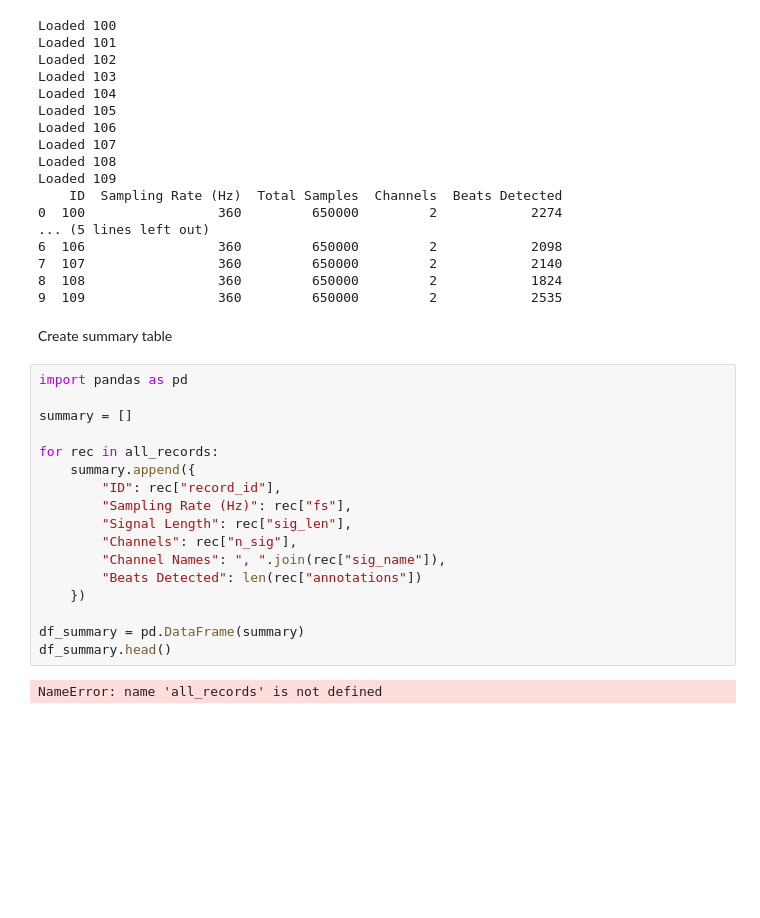
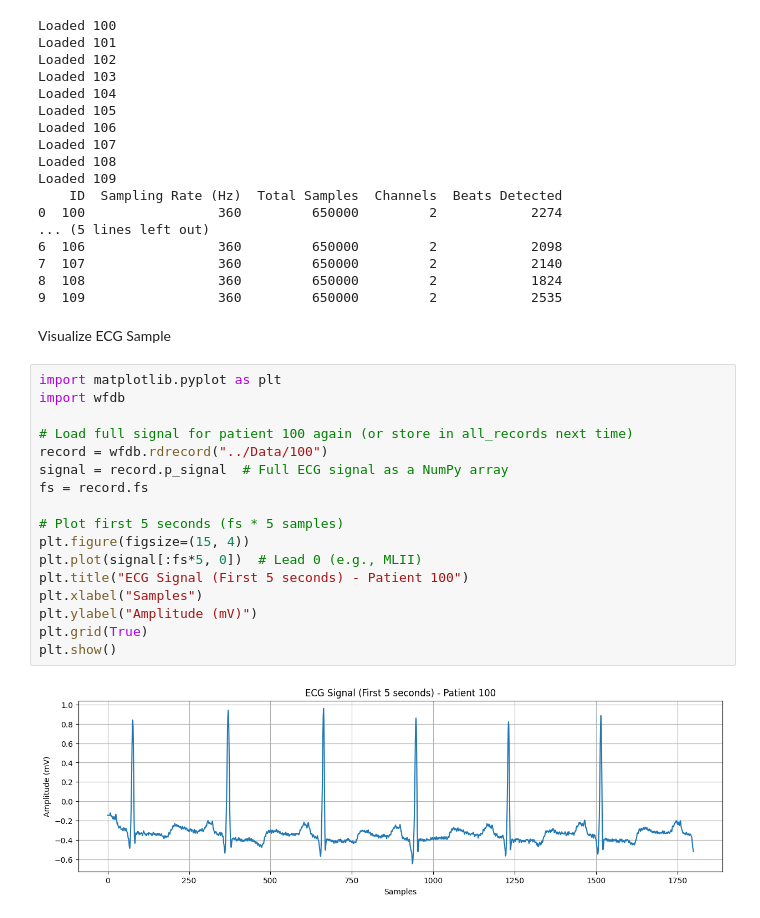
Before and after one commit to Surakshajain06/ECG-Classification-using-Autoencoder, a Jupyter notebook: Notebook/02. EDA.ipynb, the cells around one changed output. Drawn from its saved outputs; the diff is of its cells as text; blank space fills up the shorter version.

Commit message:
Imageupdate

```diff
--- a/Notebook/02. EDA.ipynb
+++ b/Notebook/02. EDA.ipynb
@@ -59,23 +59,23 @@ Loaded 109
 8  108                 360         650000         2            1824
 9  109                 360         650000         2            2535
 # %% [markdown]
-Create summary table
+Visualize ECG Sample
-# %%
-import pandas as pd
-
-summary = []
-
-for rec in all_records:
-    summary.append({
-        "ID": rec["record_id"],
-        "Sampling Rate (Hz)": rec["fs"],
-        "Signal Length": rec["sig_len"],
-        "Channels": rec["n_sig"],
-        "Channel Names": ", ".join(rec["sig_name"]),
-        "Beats Detected": len(rec["annotations"])
-    })
-
-df_summary = pd.DataFrame(summary)
-df_summary.head()
-# %% [output]
-NameError: name 'all_records' is not defined
+# %%
+import matplotlib.pyplot as plt
+import wfdb
+
+# Load full signal for patient 100 again (or store in all_records next time)
+record = wfdb.rdrecord("../Data/100")
+signal = record.p_signal  # Full ECG signal as a NumPy array
+fs = record.fs
+
+# Plot first 5 seconds (fs * 5 samples)
+plt.figure(figsize=(15, 4))
+plt.plot(signal[:fs*5, 0])  # Lead 0 (e.g., MLII)
+plt.title("ECG Signal (First 5 seconds) - Patient 100")
+plt.xlabel("Samples")
+plt.ylabel("Amplitude (mV)")
+plt.grid(True)
+plt.show()
+# %% [output]
+[figure, added]
```
Also changed, not shown: 1 other file.
